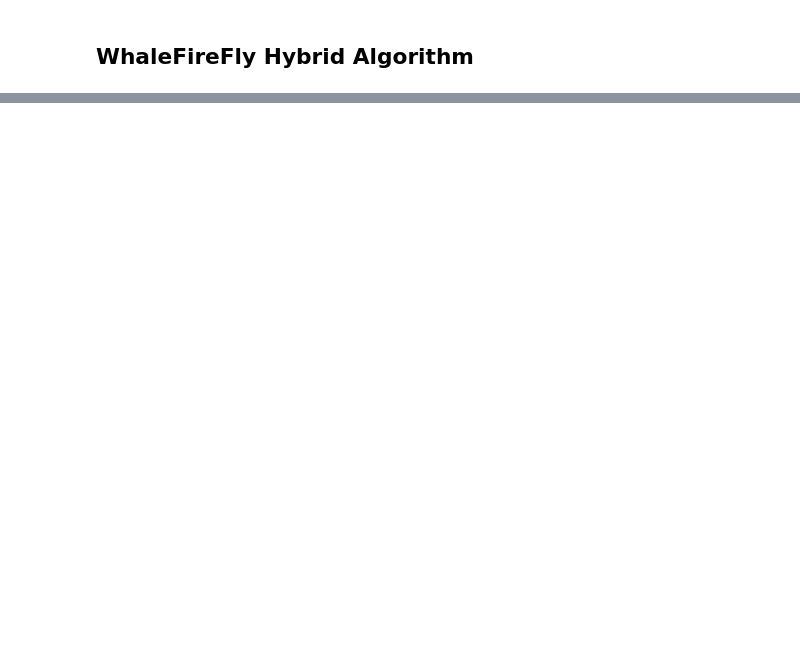
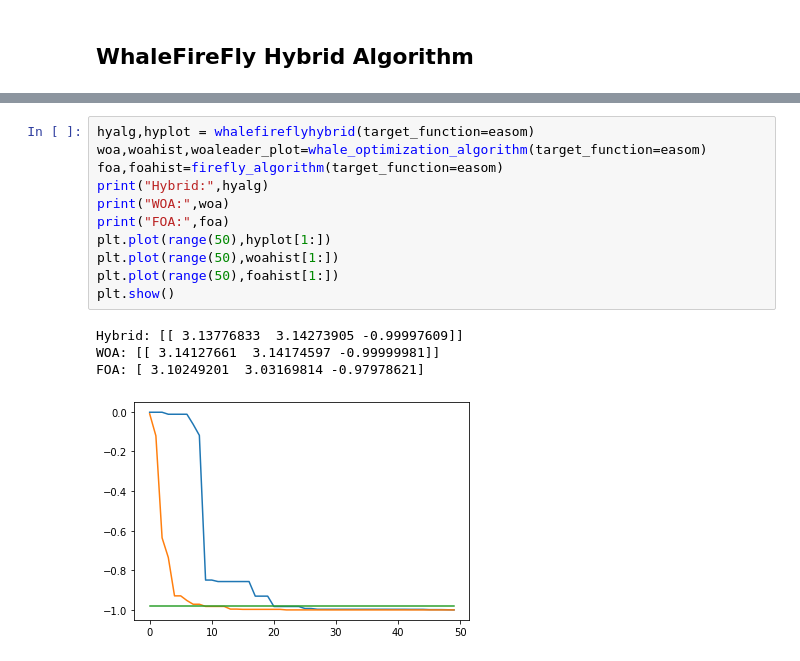
Before and after one commit to anishgowda21/mini-project, a Jupyter notebook: notebooks/WhaleFirefly.ipynb, the cells around one changed output, grey strips where cells are left out. Drawn from its saved outputs; the diff is of its cells as text; blank space fills up the shorter version.

```diff
--- a/notebooks/WhaleFirefly.ipynb
+++ b/notebooks/WhaleFirefly.ipynb
@@ -233,0 +349,16 @@ def whalefireflyhybrid(huntingparty=5,spiral_param=1, min_values=[-5, -5], max_v
+# %%
+hyalg,hyplot = whalefireflyhybrid(target_function=easom)
+woa,woahist,woaleader_plot=whale_optimization_algorithm(target_function=easom)
+foa,foahist=firefly_algorithm(target_function=easom)
+print("Hybrid:",hyalg)
+print("WOA:",woa)
+print("FOA:",foa)
+plt.plot(range(50),hyplot[1:])
+plt.plot(range(50),woahist[1:])
+plt.plot(range(50),foahist[1:])
+plt.show()
+# %% [output]
+Hybrid: [[ 3.13776833  3.14273905 -0.99997609]]
+WOA: [[ 3.14127661  3.14174597 -0.99999981]]
+FOA: [ 3.10249201  3.03169814 -0.97978621]
+[figure, added]
```
Also changed, not shown: parts of 10 cells of this notebook, 33 other files.
